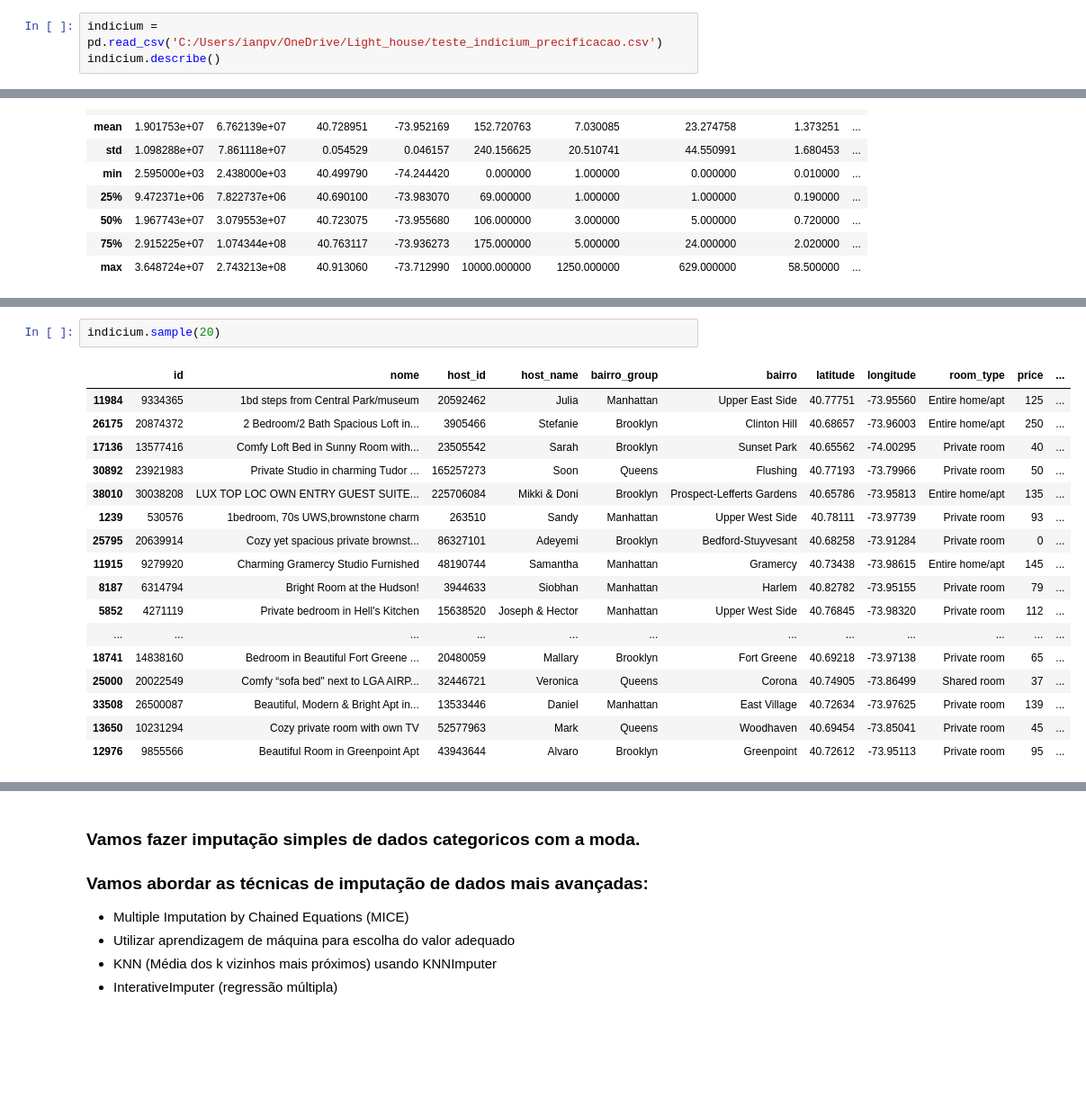
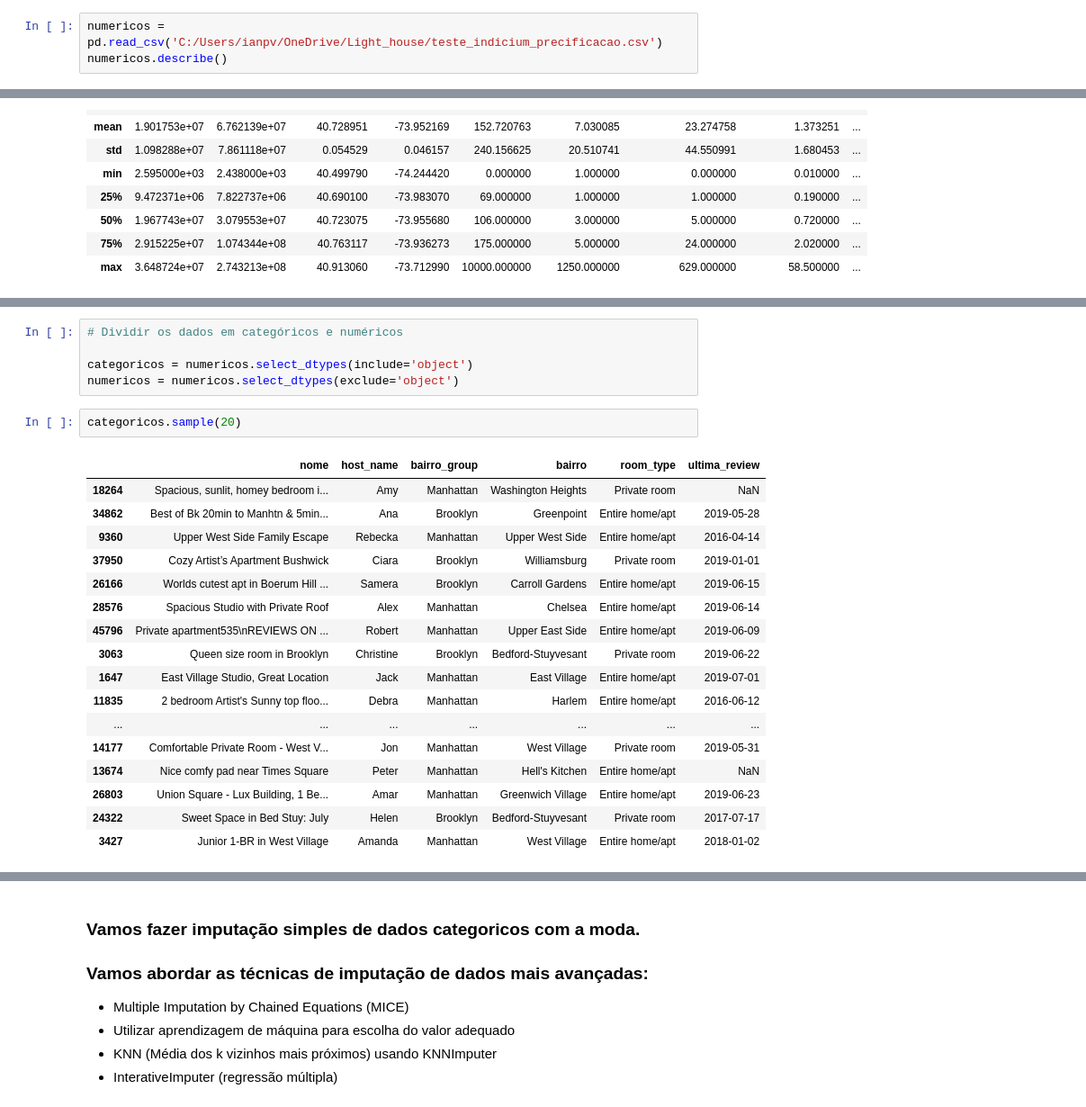
Before and after one commit to IanPerigoVianna/Lighthouse_DataScience, a Jupyter notebook: LH_CD_IAN_LUCAS_PÉRIGO_VIANNA.ipynb, the cells around one changed output, grey strips where cells are left out. Shown: that part at 90% size. Drawn from its saved outputs; the diff is of its cells as text; blank space fills up the shorter version.

```diff
--- a/LH_CD_IAN_LUCAS_PÉRIGO_VIANNA.ipynb
+++ b/LH_CD_IAN_LUCAS_PÉRIGO_VIANNA.ipynb
@@ -108,8 +115,8 @@ import missingno as msno
 - Distingguir formato das features (int, float, char)
 - Identificar anomalias, dados ausentes e erros
 # %%
-indicium = pd.read_csv('C:/Users/ianpv/OneDrive/Light_house/teste_indicium_precificacao.csv')
-indicium.describe()
+numericos = pd.read_csv('C:/Users/ianpv/OneDrive/Light_house/teste_indicium_precificacao.csv')
+numericos.describe()
 # %% [output]
 |  | id | host_id | latitude | longitude | price | minimo_noites | numero_de_reviews | reviews_por_mes | ... |
 | count | 4.889400e+04 | 4.889400e+04 | 48894.000000 | 48894.000000 | 48894.000000 | 48894.000000 | 48894.000000 | 38842.000000 | ... |
@@ -146,20 +162,25 @@ memory usage: 6.0+ MB
+# %%
+# Dividir os dados em categóricos e numéricos
+
+categoricos = numericos.select_dtypes(include='object')
+numericos = numericos.select_dtypes(exclude='object')
 # %%
-indicium.sample(20)
+categoricos.sample(20)
 # %% [output]
-|  | id | nome | host_id | host_name | bairro_group | bairro | latitude | longitude | room_type | price | ... |
-| 11984 | 9334365 | 1bd steps from Central Park/museum | 20592462 | Julia | Manhattan | Upper East Side | 40.77751 | -73.95560 | Entire home/apt | 125 | ... |
-| 26175 | 20874372 | 2 Bedroom/2 Bath Spacious Loft in... | 3905466 | Stefanie | Brooklyn | Clinton Hill | 40.68657 | -73.96003 | Entire home/apt | 250 | ... |
-| 17136 | 13577416 | Comfy Loft Bed in Sunny Room with... | 23505542 | Sarah | Brooklyn | Sunset Park | 40.65562 | -74.00295 | Private room | 40 | ... |
-| 30892 | 23921983 | Private Studio in charming Tudor ... | 165257273 | Soon | Queens | Flushing | 40.77193 | -73.79966 | Private room | 50 | ... |
-| 38010 | 30038208 | LUX TOP LOC OWN ENTRY GUEST SUITE... | 225706084 | Mikki & Doni | Brooklyn | Prospect-Lefferts Gardens | 40.65786 | -73.95813 | Entire home/apt | 135 | ... |
-| 1239 | 530576 | 1bedroom, 70s UWS,brownstone charm | 263510 | Sandy | Manhattan | Upper West Side | 40.78111 | -73.97739 | Private room | 93 | ... |
-| 25795 | 20639914 | Cozy yet spacious private brownst... | 86327101 | Adeyemi | Brooklyn | Bedford-Stuyvesant | 40.68258 | -73.91284 | Private room | 0 | ... |
-| 11915 | 9279920 | Charming Gramercy Studio Furnished | 48190744 | Samantha | Manhattan | Gramercy | 40.73438 | -73.98615 | Entire home/apt | 145 | ... |
-| 8187 | 6314794 | Bright Room at the Hudson! | 3944633 | Siobhan | Manhattan | Harlem | 40.82782 | -73.95155 | Private room | 79 | ... |
-| 5852 | 4271119 | Private bedroom in Hell's Kitchen | 15638520 | Joseph & Hector | Manhattan | Upper West Side | 40.76845 | -73.98320 | Private room | 112 | ... |
-| ... | ... | ... | ... | ... | ... | ... | ... | ... | ... | ... | ... |
-| 18741 | 14838160 | Bedroom in Beautiful Fort Greene ... | 20480059 | Mallary | Brooklyn | Fort Greene | 40.69218 | -73.97138 | Private room | 65 | ... |
-| 25000 | 20022549 | Comfy “sofa bed" next to LGA AIRP... | 32446721 | Veronica | Queens | Corona | 40.74905 | -73.86499 | Shared room | 37 | ... |
-| 33508 | 26500087 | Beautiful, Modern & Bright Apt in... | 13533446 | Daniel | Manhattan | East Village | 40.72634 | -73.97625 | Private room | 139 | ... |
-| 13650 | 10231294 | Cozy private room with own TV | 52577963 | Mark | Queens | Woodhaven | 40.69454 | -73.85041 | Private room | 45 | ... |
-| 12976 | 9855566 | Beautiful Room in Greenpoint Apt | 43943644 | Alvaro | Brooklyn | Greenpoint | 40.72612 | -73.95113 | Private room | 95 | ... |
+|  | nome | host_name | bairro_group | bairro | room_type | ultima_review |
+| 18264 | Spacious, sunlit, homey bedroom i... | Amy | Manhattan | Washington Heights | Private room | NaN |
+| 34862 | Best of Bk 20min to Manhtn & 5min... | Ana | Brooklyn | Greenpoint | Entire home/apt | 2019-05-28 |
+| 9360 | Upper West Side Family Escape | Rebecka | Manhattan | Upper West Side | Entire home/apt | 2016-04-14 |
+| 37950 | Cozy Artist’s Apartment Bushwick | Ciara | Brooklyn | Williamsburg | Private room | 2019-01-01 |
+| 26166 | Worlds cutest apt in Boerum Hill ... | Samera | Brooklyn | Carroll Gardens | Entire home/apt | 2019-06-15 |
+| 28576 | Spacious Studio with Private Roof | Alex | Manhattan | Chelsea | Entire home/apt | 2019-06-14 |
+| 45796 | Private apartment535\nREVIEWS ON ... | Robert | Manhattan | Upper East Side | Entire home/apt | 2019-06-09 |
+| 3063 | Queen size room in Brooklyn | Christine | Brooklyn | Bedford-Stuyvesant | Private room | 2019-06-22 |
+| 1647 | East Village Studio, Great Location | Jack | Manhattan | East Village | Entire home/apt | 2019-07-01 |
+| 11835 | 2 bedroom Artist's Sunny top floo... | Debra | Manhattan | Harlem | Entire home/apt | 2016-06-12 |
+| ... | ... | ... | ... | ... | ... | ... |
+| 14177 | Comfortable Private Room - West V... | Jon | Manhattan | West Village | Private room | 2019-05-31 |
+| 13674 | Nice comfy pad near Times Square | Peter | Manhattan | Hell's Kitchen | Entire home/apt | NaN |
+| 26803 | Union Square - Lux Building, 1 Be... | Amar | Manhattan | Greenwich Village | Entire home/apt | 2019-06-23 |
+| 24322 | Sweet Space in Bed Stuy: July | Helen | Brooklyn | Bedford-Stuyvesant | Private room | 2017-07-17 |
+| 3427 | Junior 1-BR in West Village | Amanda | Manhattan | West Village | Entire home/apt | 2018-01-02 |
```
Also changed, not shown: parts of 40 cells of this notebook.
